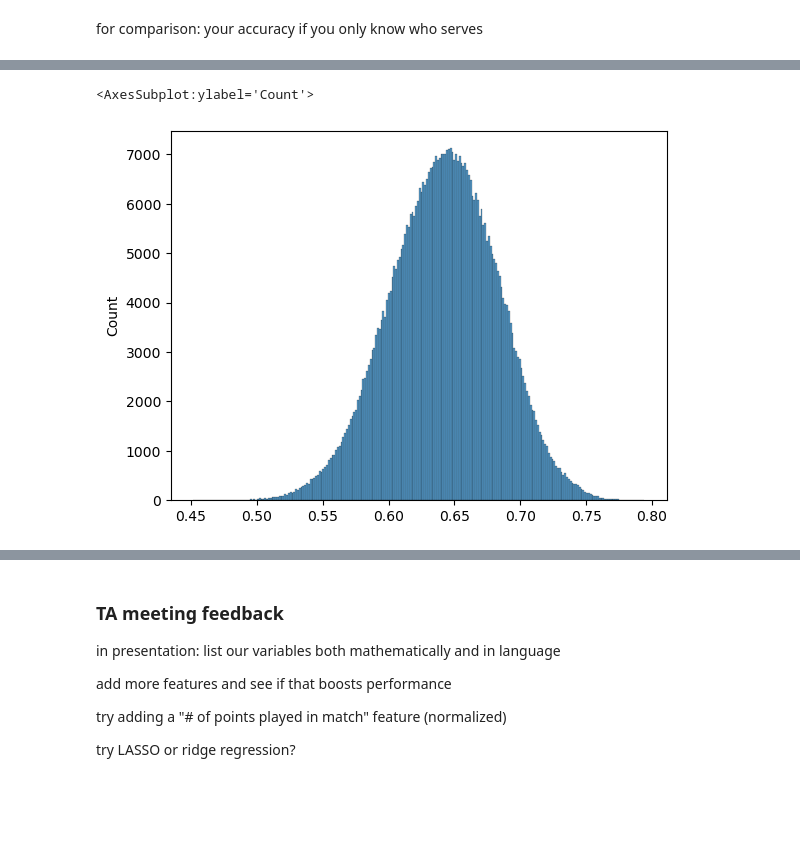
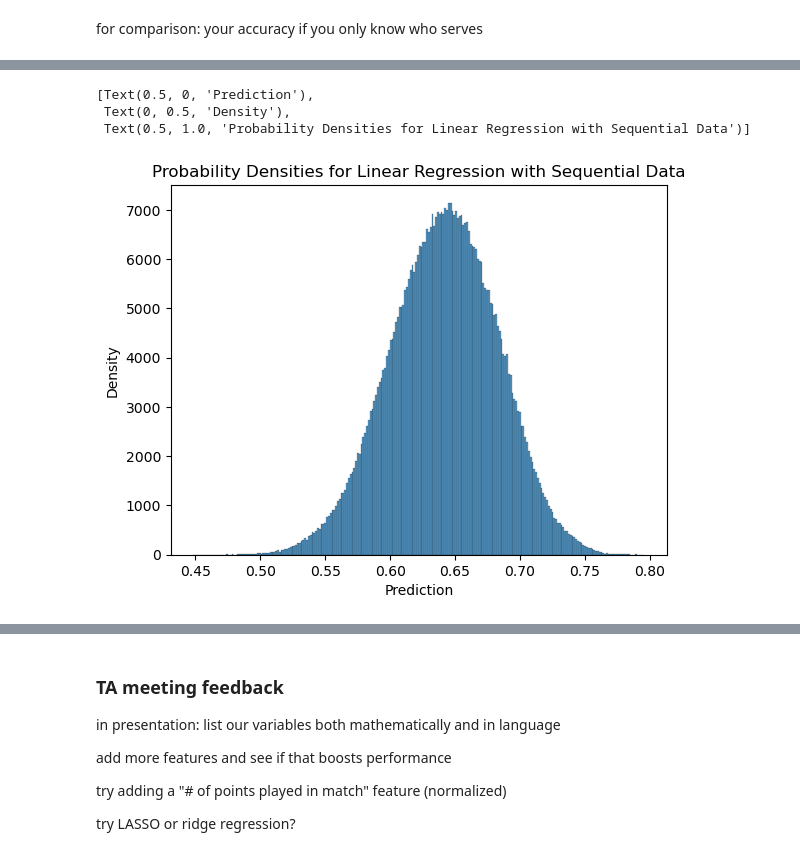
Before and after one commit to hoanganhminh01/CSE-481DS-Tennis-Analysis, a Jupyter notebook: src/streakiness.ipynb, the cells around one changed output, grey strips where cells are left out. Saved outputs shown, nothing was run; the diff lists cells and outputs as text; code cells hidden in the pictures; blank space fills up the shorter version.

```diff
--- a/src/streakiness.ipynb
+++ b/src/streakiness.ipynb
@@ -209,8 +211,11 @@ plt.savefig("../plots/logseq.png")
-# %%
-sns.histplot(linear_seq.predict(X))
-# %% [output]
-<AxesSubplot:ylabel='Count'>
-[figure, removed]
+# %%
+p = sns.histplot(linear_seq.predict(X))
+p.set(xlabel = 'Prediction', ylabel = 'Density', title="Probability Densities for Linear Regression with Sequential Data")
+# %% [output]
+[Text(0.5, 0, 'Prediction'),
+ Text(0, 0.5, 'Density'),
+ Text(0.5, 1.0, 'Probability Densities for Linear Regression with Sequential Data')]
+[figure, added]
 # %%
 sns.histplot(linear_no_seq.predict(X[:, 0:2]))
 # %% [output]
```
Also changed, not shown: parts of 8 cells of this notebook.
